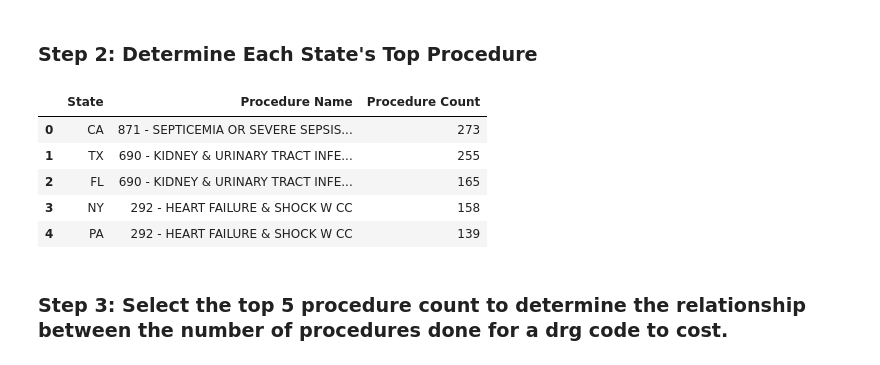
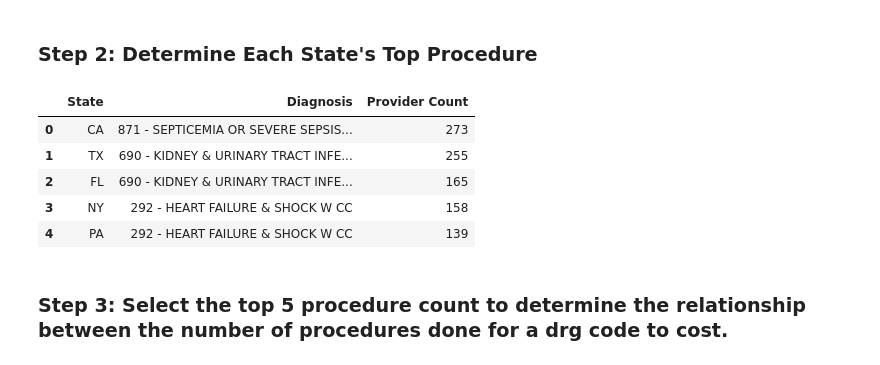
Before and after one commit to hasanregius/inpatient_prospective_payment_system_equitability, a Jupyter notebook: Q2_Procedure_volume_relationship_to_Cost_Xing-v2.ipynb, the cells around one changed output. Drawn from its saved outputs; the diff is of its cells as text; code cells hidden in the pictures.

```diff
--- a/Q2_Procedure_volume_relationship_to_Cost_Xing-v2.ipynb
+++ b/Q2_Procedure_volume_relationship_to_Cost_Xing-v2.ipynb
@@ -37,34 +37,33 @@ results_df = pd.DataFrame.from_records(results)
 #results_df.head()
 # %% [markdown]
 ### Step 2: Determine Each State's Top Procedure
-# %%
-# Method 01 exclude tie's
-
-resultGB = results_df.groupby(["provider_state","drg_definition"])#.size().reset_index(name='DRG counts')
-drgCtByState = pd.DataFrame(resultGB["provider_id"].count())
-drgCtByState.rename(columns = {"provider_id": "Provider Count"}, inplace = True)
-drgCtByState["Rank"]= drgCtByState["Provider Count"].rank(method='max')
-drgCtByStateRN = drgCtByState.sort_values(by="Rank", ascending = False)
-idx = drgCtByStateRN.reset_index().groupby("provider_state")["Provider Count"].idxmax()
-drgCtByStateRN.reset_index().loc[idx,].sort_values("provider_state")
-result_state_top_proce = results_df.groupby(["provider_state","drg_definition"])
-result_state_top_proce = pd.DataFrame(result_state_top_proce["provider_id"].count())
-result_state_top_proce.rename(columns = {"provider_id": "Provider Count"}, inplace = True)
-result_state_top_proce["Rank"]= drgCtByState["Provider Count"].rank(method='max')
-result_state_top_proce = drgCtByState.sort_values(by="Rank", ascending = False)
-result_state_top_proce = result_state_top_proce.reset_index().groupby("provider_state")["Provider Count"].idxmax()
-result_state_top_proce = drgCtByStateRN.reset_index().loc[idx,].sort_values("provider_state")
-del result_state_top_proce["Rank"]
-result_state_top_proce = result_state_top_proce.reset_index(drop=True)
-result_state_top_proce = result_state_top_proce.rename(columns={"provider_state":"State", "drg_definition":"Procedure Name", "Provider Count":"Procedure Count"})
-result_state_top_proce.sort_values(by="Procedure Count", ascending=False).reset_index(drop=True).head()
-# %% [output]
-|  | State | Procedure Name | Procedure Count |
-| 0 | CA | 871 - SEPTICEMIA OR SEVERE SEPSIS... | 273 |
-| 1 | TX | 690 - KIDNEY & URINARY TRACT INFE... | 255 |
-| 2 | FL | 690 - KIDNEY & URINARY TRACT INFE... | 165 |
-| 3 | NY | 292 - HEART FAILURE & SHOCK W CC | 158 |
-| 4 | PA | 292 - HEART FAILURE & SHOCK W CC | 139 |
+# %%
+# Method 01 exclude tie's
+
+# Group results by "provider_state" and "drg_definition"
+resultGB = results_df.groupby(["provider_state","drg_definition"])
+
+# Count number of provider_id and rename provider_id column
+resultGB = pd.DataFrame(resultGB["provider_id"].count())
+resultGB.rename(columns = {"provider_id": "Provider Count"}, inplace = True)
+
+# Reset index and sort values by "Provider Count" descending
+resultGB = resultGB.reset_index()
+resultGB = resultGB.sort_values(by="Provider Count", ascending=False)
+
+# Eliminating duplicates while keeping the first occurance by "provider_state"
+resultGB = resultGB.drop_duplicates(subset="provider_state", keep="first").reset_index(drop=True)
+resultGB = resultGB.rename(columns = {"provider_state":"State","drg_definition":"Diagnosis"})
+
+# Determine the highest provider count for the top 5 States
+resultGB.head()
+# %% [output]
+|  | State | Diagnosis | Provider Count |
+| 0 | CA | 871 - SEPTICEMIA OR SEVERE SEPSIS... | 273 |
+| 1 | TX | 690 - KIDNEY & URINARY TRACT INFE... | 255 |
+| 2 | FL | 690 - KIDNEY & URINARY TRACT INFE... | 165 |
+| 3 | NY | 292 - HEART FAILURE & SHOCK W CC | 158 |
+| 4 | PA | 292 - HEART FAILURE & SHOCK W CC | 139 |
 # %% [markdown]
 ### Step 3: Select the top 5 procedure count to determine the relationship between the number of procedures done for a drg code to cost.
 # %%
```
Also changed, not shown: parts of 23 cells of this notebook.
